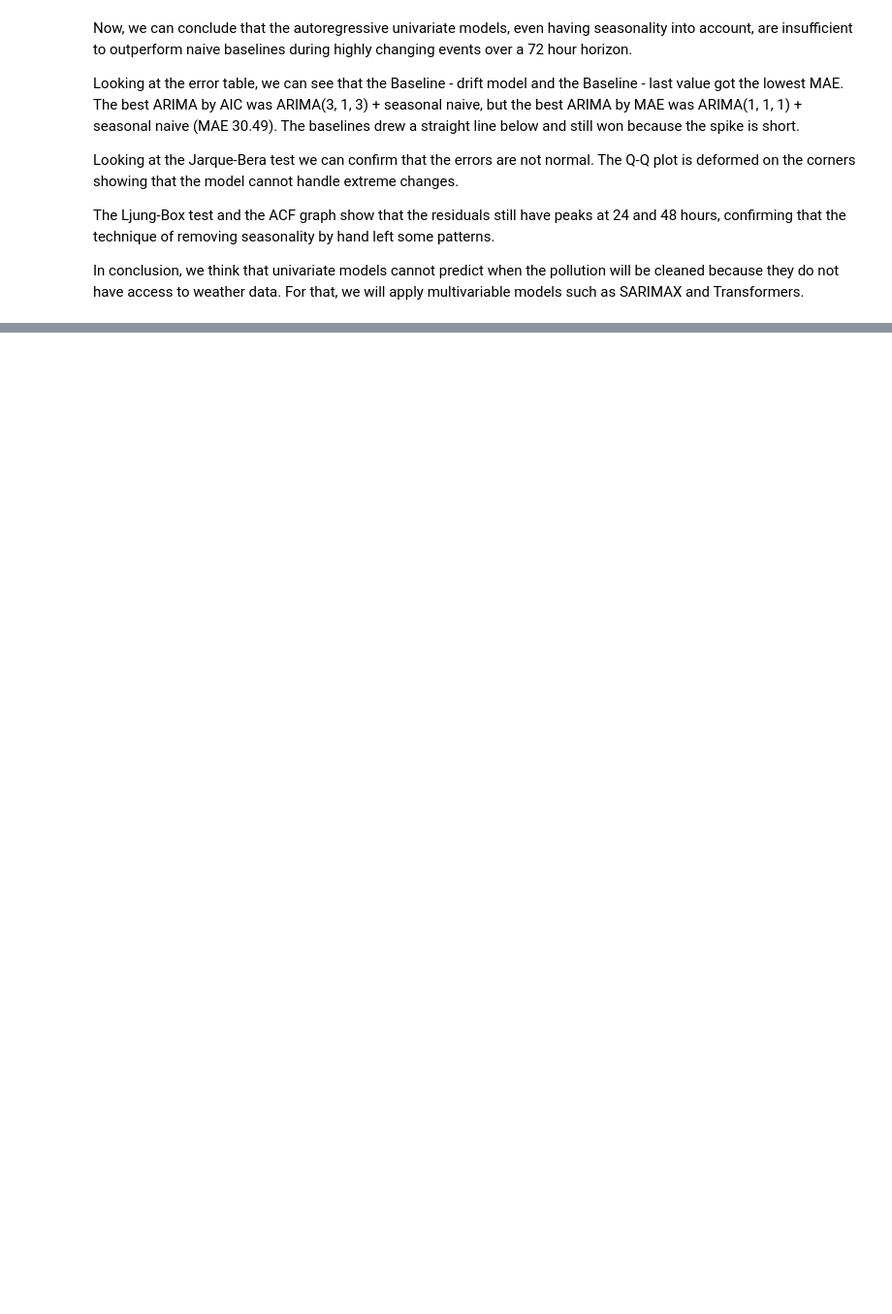
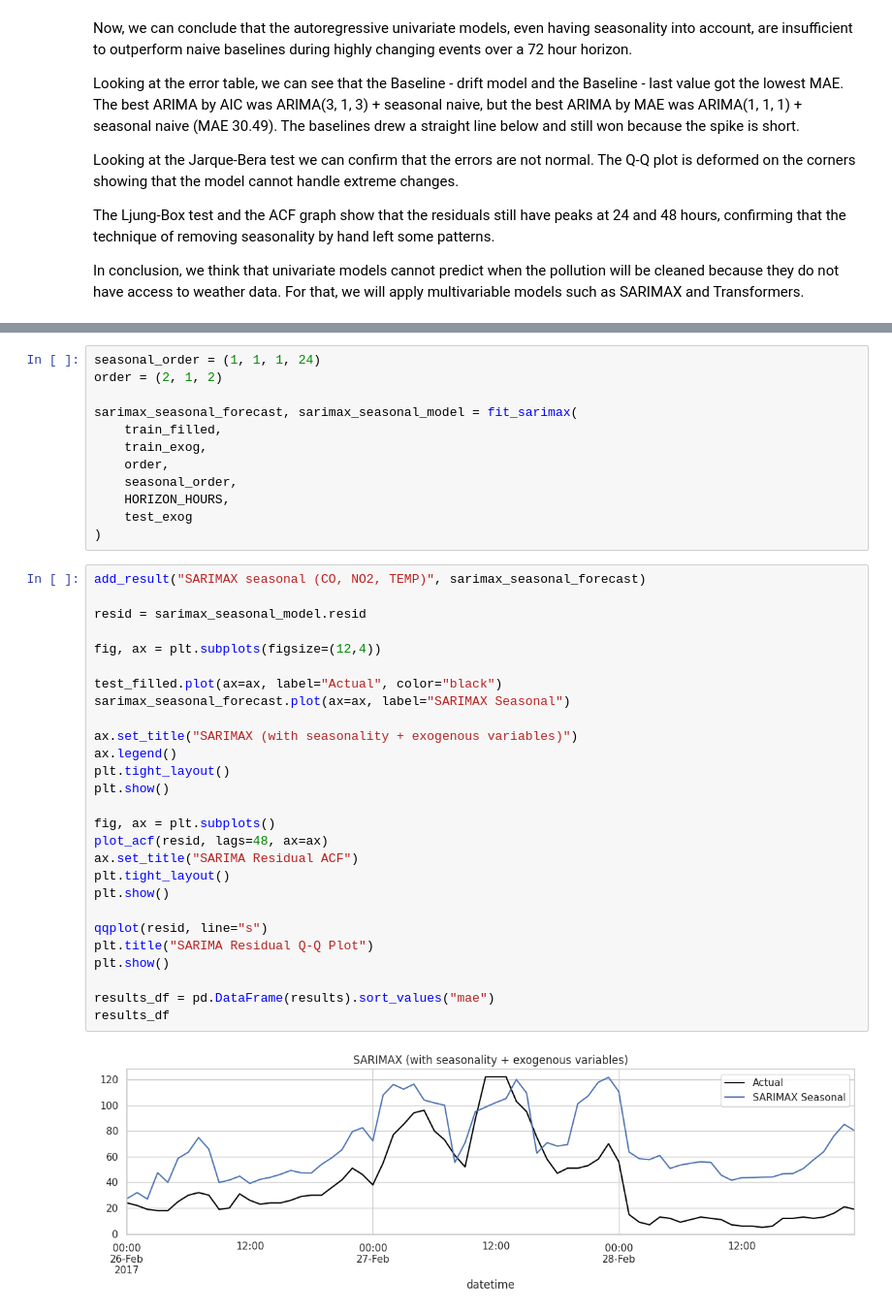
Before and after one commit to marcosmartinezud/beijing-air-quality, a Jupyter notebook: notebooks/beijing-air-quality.ipynb, the cells around one changed output, grey strips where cells are left out. Shown at 97% size. Saved outputs shown, nothing was run; the diff lists cells and outputs as text; blank space fills up the shorter version.

```diff
--- a/notebooks/beijing-air-quality.ipynb
+++ b/notebooks/beijing-air-quality.ipynb
@@ -461,0 +686,41 @@ In conclusion, we think that univariate models cannot predict when the pollution
+# %%
+seasonal_order = (1, 1, 1, 24)
+order = (2, 1, 2)
+
+sarimax_seasonal_forecast, sarimax_seasonal_model = fit_sarimax(
+    train_filled,
+    train_exog,
+    order,
+    seasonal_order,
+    HORIZON_HOURS,
+    test_exog
+)
+# %%
+add_result("SARIMAX seasonal (CO, NO2, TEMP)", sarimax_seasonal_forecast)
+
+resid = sarimax_seasonal_model.resid
+
+fig, ax = plt.subplots(figsize=(12,4))
+
+test_filled.plot(ax=ax, label="Actual", color="black")
+sarimax_seasonal_forecast.plot(ax=ax, label="SARIMAX Seasonal")
+
+ax.set_title("SARIMAX (with seasonality + exogenous variables)")
+ax.legend()
+plt.tight_layout()
+plt.show()
+
+fig, ax = plt.subplots()
+plot_acf(resid, lags=48, ax=ax)
+ax.set_title("SARIMA Residual ACF")
+plt.tight_layout()
+plt.show()
+
+qqplot(resid, line="s")
+plt.title("SARIMA Residual Q-Q Plot")
+plt.show()
+
+results_df = pd.DataFrame(results).sort_values("mae")
+results_df
+# %% [output]
+[figure, added]
```
Also changed, not shown: parts of 22 cells of this notebook, 1 other file.
